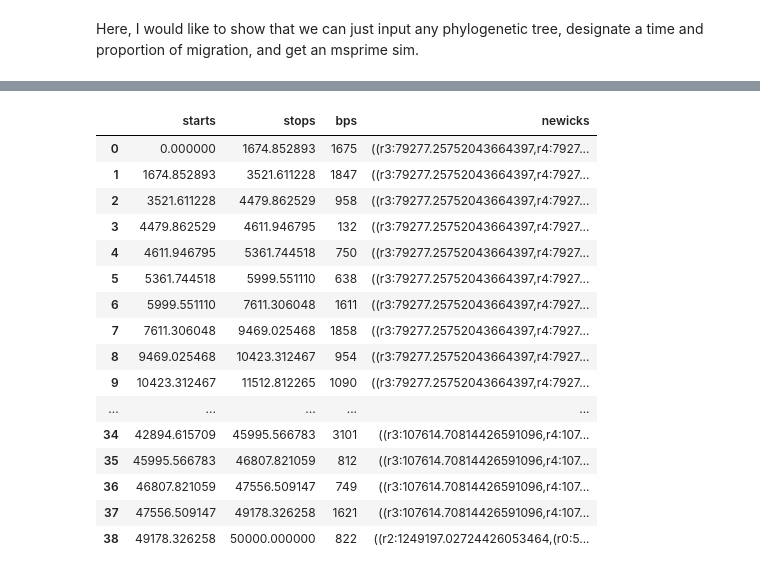
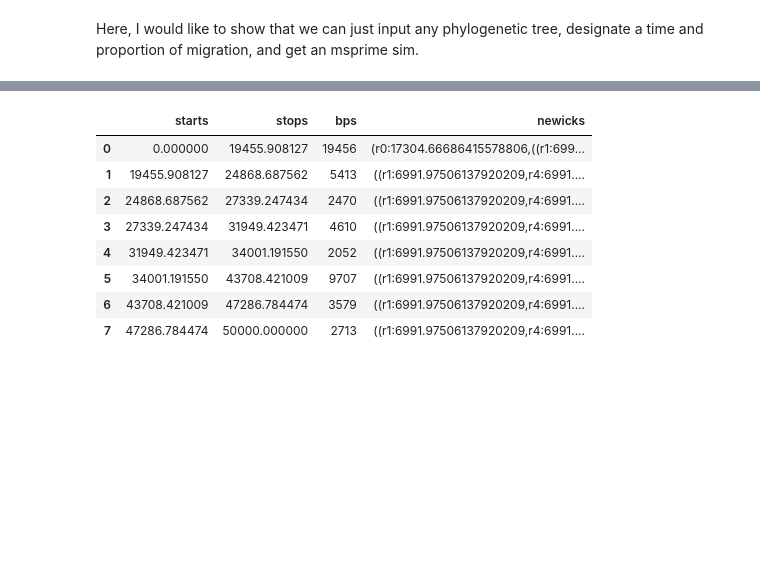
Before and after one commit to pmckenz1/ipcoal, a Jupyter notebook: notebooks/demo.ipynb, the cells around one changed output, grey strips where cells are left out. Saved outputs shown, nothing was run; the diff lists cells and outputs as text; code cells hidden in the pictures; blank space fills up the shorter version.

Commit message:
fixed up API and introduced tree inference. Still need to clean up code

```diff
--- a/notebooks/demo.ipynb
+++ b/notebooks/demo.ipynb
@@ -184,0 +22,3 @@ tree.draw(node_labels=True, node_sizes=15, tip_labels_align=True);
+# %%
+tree = tree.mod.node_scale_root_height(tree.treenode.height*10000*4)
+print("tree height: " + str(tree.treenode.height))
@@ -198,7 +421,10 @@ tree.draw(edge_widths=norm_thetas,tip_labels=True,);
 # %% [output]
 [interactive output not drawn]
 # %%
-mod = phymsim.Model(tree,theta = 0.1,mut=1e-8)
+mod = phymsim.Model(tree,
+                    Ne = None,
+                    mut=1e-8,
+                   recomb=1e-9)
 # %%
 mod._get_demography()
 # %% [output]
@@ -217,21 +443,13 @@ mod._get_demography()
 # %%
-gt_df2, seqs2 = mod.run_locus(50000,seqgen=False)
+gt_df2, seqs2 = mod.run_locus(50000,seqgen=True)
 gt_df2
 # %% [output]
 |  | starts | stops | bps | newicks |
-| 0 | 0.000000 | 1674.852893 | 1675 | ((r3:79277.25752043664397,r4:7927... |
-| 1 | 1674.852893 | 3521.611228 | 1847 | ((r3:79277.25752043664397,r4:7927... |
-| 2 | 3521.611228 | 4479.862529 | 958 | ((r3:79277.25752043664397,r4:7927... |
-| 3 | 4479.862529 | 4611.946795 | 132 | ((r3:79277.25752043664397,r4:7927... |
-| 4 | 4611.946795 | 5361.744518 | 750 | ((r3:79277.25752043664397,r4:7927... |
-| 5 | 5361.744518 | 5999.551110 | 638 | ((r3:79277.25752043664397,r4:7927... |
-| 6 | 5999.551110 | 7611.306048 | 1611 | ((r3:79277.25752043664397,r4:7927... |
-| 7 | 7611.306048 | 9469.025468 | 1858 | ((r3:79277.25752043664397,r4:7927... |
-| 8 | 9469.025468 | 10423.312467 | 954 | ((r3:79277.25752043664397,r4:7927... |
-| 9 | 10423.312467 | 11512.812265 | 1090 | ((r3:79277.25752043664397,r4:7927... |
-| ... | ... | ... | ... | ... |
-| 34 | 42894.615709 | 45995.566783 | 3101 | ((r3:107614.70814426591096,r4:107... |
-| 35 | 45995.566783 | 46807.821059 | 812 | ((r3:107614.70814426591096,r4:107... |
-| 36 | 46807.821059 | 47556.509147 | 749 | ((r3:107614.70814426591096,r4:107... |
-| 37 | 47556.509147 | 49178.326258 | 1621 | ((r3:107614.70814426591096,r4:107... |
-| 38 | 49178.326258 | 50000.000000 | 822 | ((r2:1249197.02724426053464,(r0:5... |
+| 0 | 0.000000 | 19455.908127 | 19456 | (r0:17304.66686415578806,((r1:699... |
+| 1 | 19455.908127 | 24868.687562 | 5413 | ((r1:6991.97506137920209,r4:6991.... |
+| 2 | 24868.687562 | 27339.247434 | 2470 | ((r1:6991.97506137920209,r4:6991.... |
+| 3 | 27339.247434 | 31949.423471 | 4610 | ((r1:6991.97506137920209,r4:6991.... |
+| 4 | 31949.423471 | 34001.191550 | 2052 | ((r1:6991.97506137920209,r4:6991.... |
+| 5 | 34001.191550 | 43708.421009 | 9707 | ((r1:6991.97506137920209,r4:6991.... |
+| 6 | 43708.421009 | 47286.784474 | 3579 | ((r1:6991.97506137920209,r4:6991.... |
+| 7 | 47286.784474 | 50000.000000 | 2713 | ((r1:6991.97506137920209,r4:6991.... |
```
Also changed, not shown: parts of 107 cells of this notebook, 10 other files.
